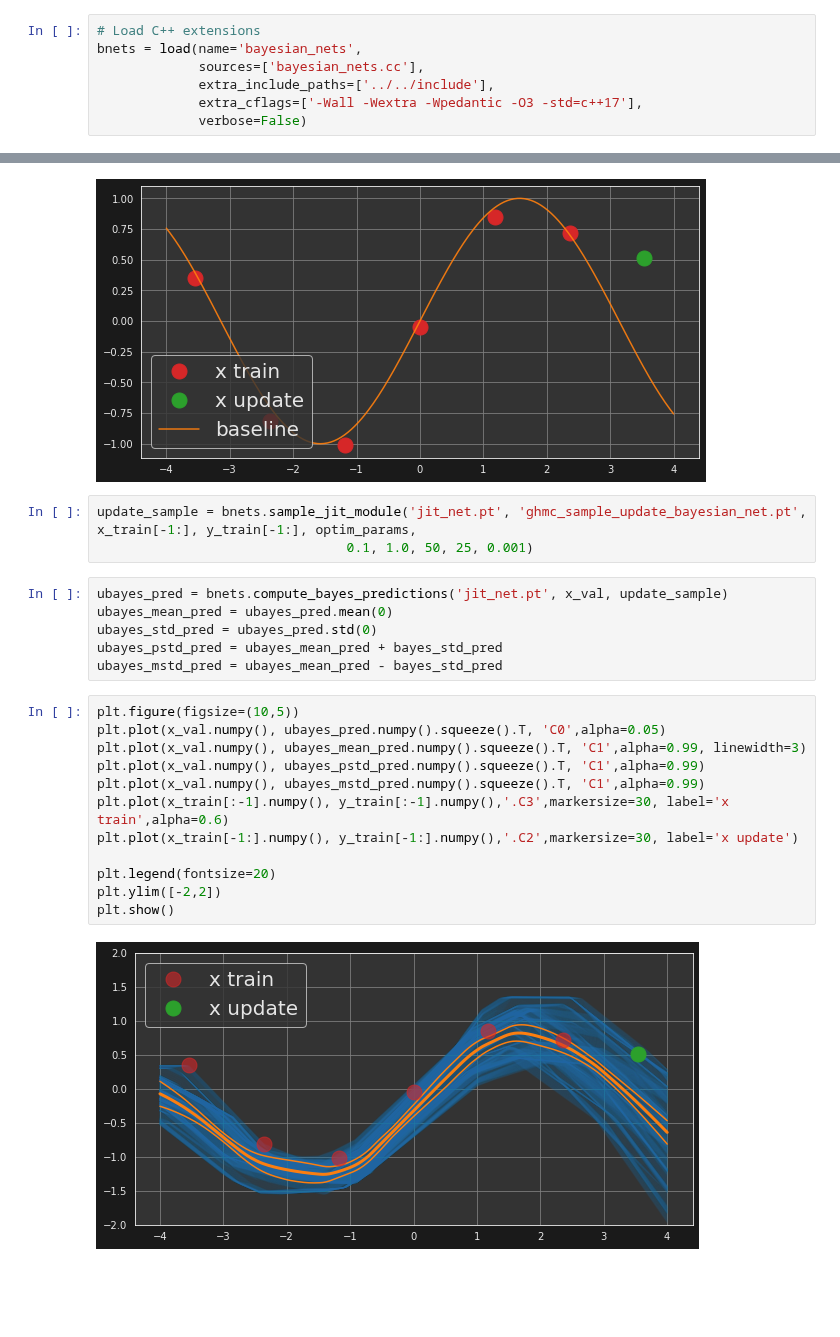
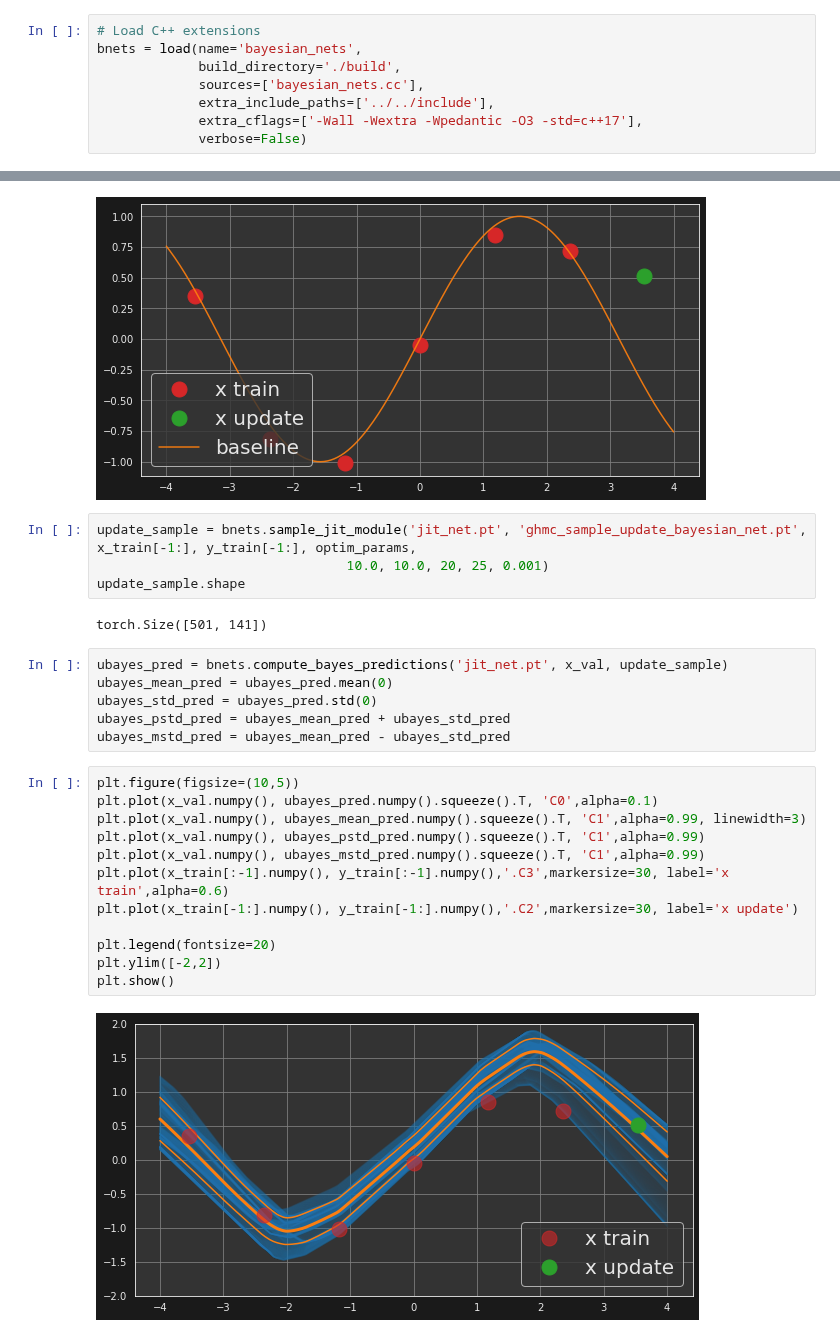
Before and after one commit to grinisrit/noa, a Jupyter notebook: docs/ghmc/bayesian_deep_learning.ipynb, the cells around one changed output, grey strips where cells are left out. Saved outputs shown, nothing was run; the diff lists cells and outputs as text; blank space fills up the shorter version.

```diff
--- a/docs/ghmc/bayesian_deep_learning.ipynb
+++ b/docs/ghmc/bayesian_deep_learning.ipynb
@@ -20,6 +22,7 @@ sns.set_style('darkgrid',
 # %%
 # Load C++ extensions
 bnets = load(name='bayesian_nets',
+             build_directory='./build',
              sources=['bayesian_nets.cc'],
              extra_include_paths=['../../include'],
              extra_cflags=['-Wall -Wextra -Wpedantic -O3 -std=c++17'],
@@ -120,24 +126,27 @@ plt.show()
 [figure]
 # %%
 update_sample = bnets.sample_jit_module('jit_net.pt', 'ghmc_sample_update_bayesian_net.pt', x_train[-1:], y_train[-1:], optim_params,
-                                0.1, 1.0, 50, 25, 0.001)
+                                10.0, 10.0, 20, 25, 0.001)
+update_sample.shape
+# %% [output]
+torch.Size([501, 141])
 # %%
 ubayes_pred = bnets.compute_bayes_predictions('jit_net.pt', x_val, update_sample)
 ubayes_mean_pred = ubayes_pred.mean(0)
 ubayes_std_pred = ubayes_pred.std(0)
-ubayes_pstd_pred = ubayes_mean_pred + bayes_std_pred
-ubayes_mstd_pred = ubayes_mean_pred - bayes_std_pred
+ubayes_pstd_pred = ubayes_mean_pred + ubayes_std_pred
+ubayes_mstd_pred = ubayes_mean_pred - ubayes_std_pred
 # %%
 plt.figure(figsize=(10,5))
-plt.plot(x_val.numpy(), ubayes_pred.numpy().squeeze().T, 'C0',alpha=0.05)
+plt.plot(x_val.numpy(), ubayes_pred.numpy().squeeze().T, 'C0',alpha=0.1)
 plt.plot(x_val.numpy(), ubayes_mean_pred.numpy().squeeze().T, 'C1',alpha=0.99, linewidth=3)
 plt.plot(x_val.numpy(), ubayes_pstd_pred.numpy().squeeze().T, 'C1',alpha=0.99)
 plt.plot(x_val.numpy(), ubayes_mstd_pred.numpy().squeeze().T, 'C1',alpha=0.99)
 plt.plot(x_train[:-1].numpy(), y_train[:-1].numpy(),'.C3',markersize=30, label='x train',alpha=0.6)
 plt.plot(x_train[-1:].numpy(), y_train[-1:].numpy(),'.C2',markersize=30, label='x update')
 
 plt.legend(fontsize=20)
 plt.ylim([-2,2])
 plt.show()
 # %% [output]
-[figure, old version]
+[figure, new version]
```
Also changed, not shown: parts of 3 cells of this notebook, 2 other files.
